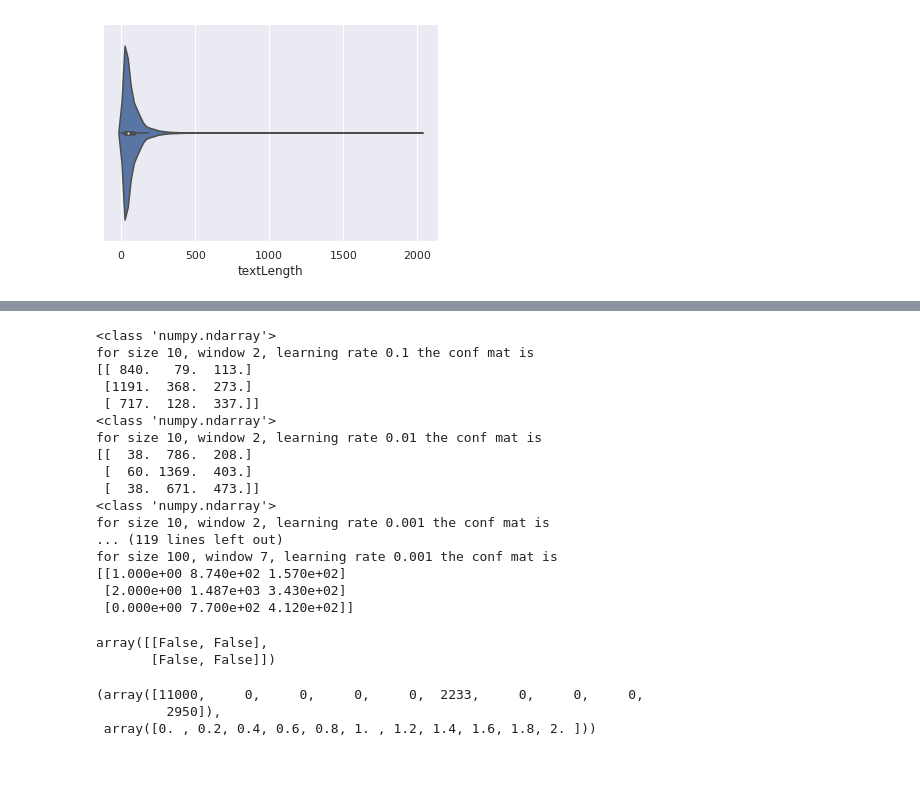
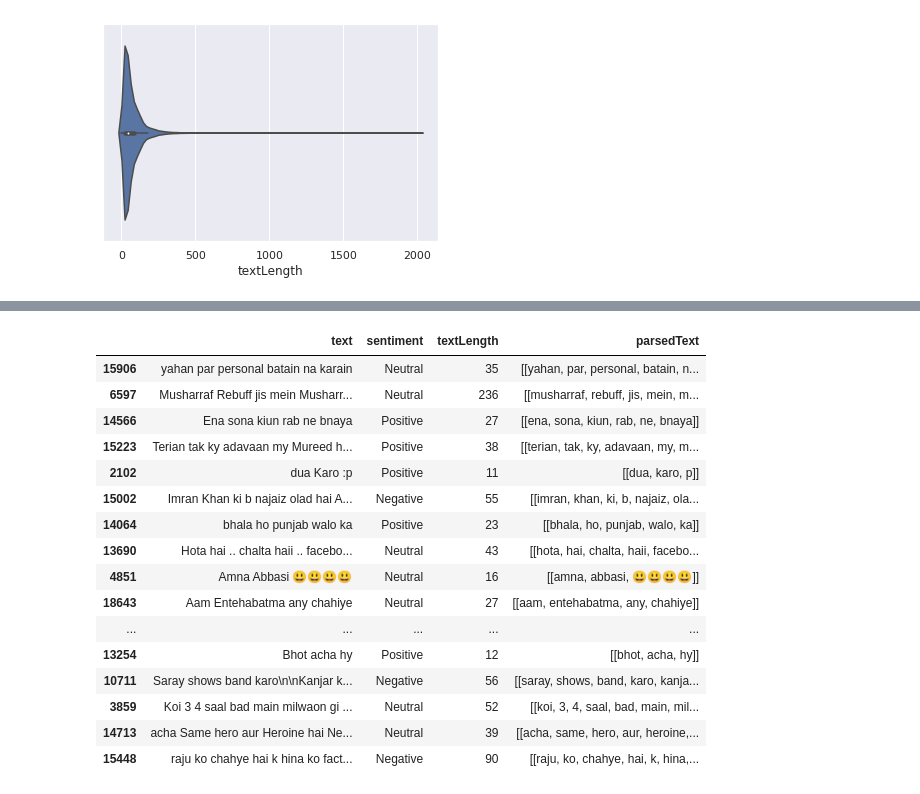
Before and after one commit to conorfrailey/MLpractice, a Jupyter notebook: Amazon Coding Challenge.ipynb, the cells around one changed output, grey strips where cells are left out. Saved outputs shown, nothing was run; the diff lists cells and outputs as text; code cells hidden in the pictures; blank space fills up the shorter version.

```diff
--- a/Amazon Coding Challenge.ipynb
+++ b/Amazon Coding Challenge.ipynb
@@ -478,26 +240,0 @@ def LazyConfMat(Ylabels, Yhat):
-# %%
-# pT_train, pT_test, s_train, s_test
-
-for s,w,l in itertools.product(sizes,windows,learningRates):
-    wv, W, b = modelRuns[(s,w,l)]
-    cf,_,_ = evaluateNaiveModel(pT_test, s_test, wv, W, b)
-    print("for size {}, window {}, learning rate {} the conf mat is ".format(str(s),str(w),str(l)))
-    print(cf)
-# %% [output]
-<class 'numpy.ndarray'>
-for size 10, window 2, learning rate 0.1 the conf mat is
-[[ 840.   79.  113.]
- [1191.  368.  273.]
- [ 717.  128.  337.]]
-<class 'numpy.ndarray'>
-for size 10, window 2, learning rate 0.01 the conf mat is
-[[  38.  786.  208.]
- [  60. 1369.  403.]
- [  38.  671.  473.]]
-<class 'numpy.ndarray'>
-for size 10, window 2, learning rate 0.001 the conf mat is
-... (119 lines left out)
-for size 100, window 7, learning rate 0.001 the conf mat is
-[[1.000e+00 8.740e+02 1.570e+02]
- [2.000e+00 1.487e+03 3.430e+02]
- [0.000e+00 7.700e+02 4.120e+02]]
@@ -514,12 +240,0 @@ c = np.array([[1,1],[2,3]])
-# %%
-(c == 1) * (c == 2)
-# %% [output]
-array([[False, False],
-       [False, False]])
-# %%
-for
-np.histogram(modelResults[(50,7,.1)][0])
-# %% [output]
-(array([11000,     0,     0,     0,     0,  2233,     0,     0,     0,
-         2950]),
- array([0. , 0.2, 0.4, 0.6, 0.8, 1. , 1.2, 1.4, 1.6, 1.8, 2. ]))
@@ -530,0 +241,20 @@ Y = np.array([categorify(data.iloc[i,1]) for i in range(data.shape[0])])
+# %%
+data.sample(20)
+# %% [output]
+|  | text | sentiment | textLength | parsedText |
+| 15906 | yahan par personal batain na karain | Neutral | 35 | [[yahan, par, personal, batain, n... |
+| 6597 | Musharraf Rebuff jis mein Musharr... | Neutral | 236 | [[musharraf, rebuff, jis, mein, m... |
+| 14566 | Ena sona kiun rab ne bnaya | Positive | 27 | [[ena, sona, kiun, rab, ne, bnaya]] |
+| 15223 | Terian tak ky adavaan my Mureed h... | Positive | 38 | [[terian, tak, ky, adavaan, my, m... |
+| 2102 | dua Karo :p | Positive | 11 | [[dua, karo, p]] |
+| 15002 | Imran Khan ki b najaiz olad hai A... | Negative | 55 | [[imran, khan, ki, b, najaiz, ola... |
+| 14064 | bhala ho punjab walo ka | Positive | 23 | [[bhala, ho, punjab, walo, ka]] |
+| 13690 | Hota hai .. chalta haii .. facebo... | Neutral | 43 | [[hota, hai, chalta, haii, facebo... |
+| 4851 | Amna Abbasi 😃😃😃😃 | Neutral | 16 | [[amna, abbasi, 😃😃😃😃]] |
+| 18643 | Aam Entehabatma any chahiye | Neutral | 27 | [[aam, entehabatma, any, chahiye]] |
+| ... | ... | ... | ... | ... |
+| 13254 | Bhot acha hy | Positive | 12 | [[bhot, acha, hy]] |
+| 10711 | Saray shows band karo\n\nKanjar k... | Negative | 56 | [[saray, shows, band, karo, kanja... |
+| 3859 | Koi 3 4 saal bad main milwaon gi ... | Neutral | 52 | [[koi, 3, 4, saal, bad, main, mil... |
+| 14713 | acha Same hero aur Heroine hai Ne... | Neutral | 39 | [[acha, same, hero, aur, heroine,... |
+| 15448 | raju ko chahye hai k hina ko fact... | Negative | 90 | [[raju, ko, chahye, hai, k, hina,... |
```
Also changed, not shown: parts of 107 cells of this notebook, 2 other files.
